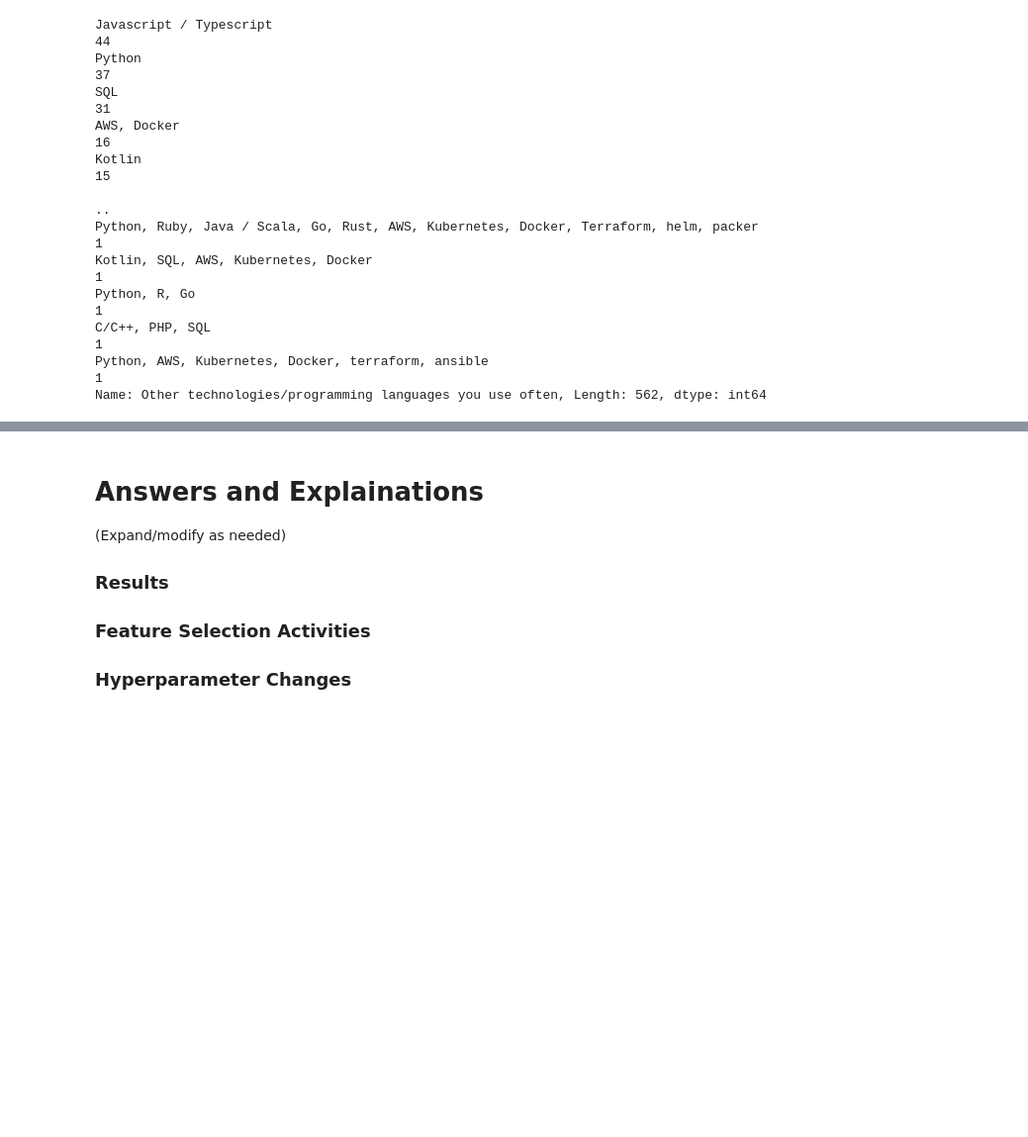
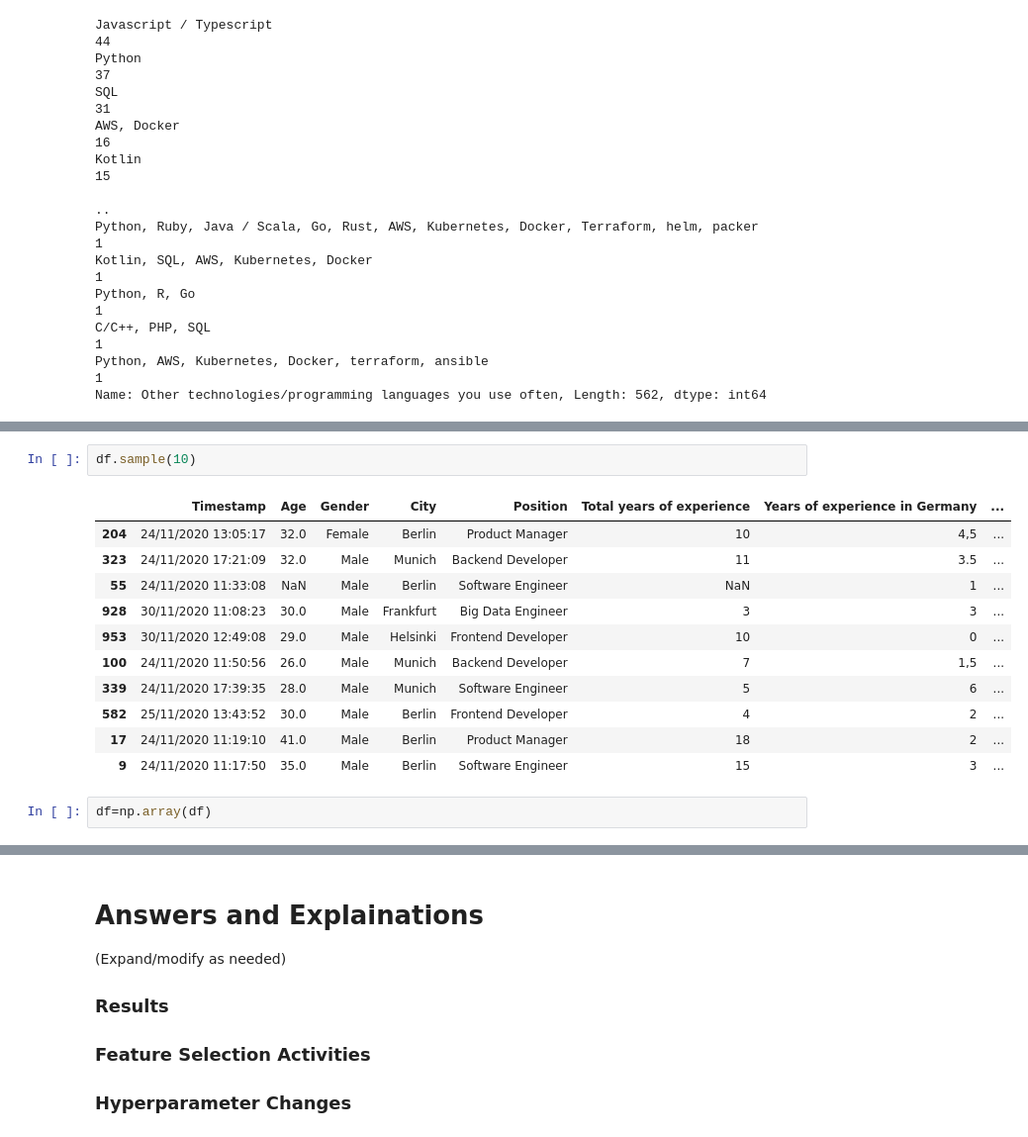
Before and after one commit to zareeiant/ItML_Asn_2_Students, a Jupyter notebook: assignment_2_start.ipynb, the cells around one changed output, grey strips where cells are left out. Shown at 99% size. Drawn from its saved outputs; the diff is of its cells as text; blank space fills up the shorter version.

```diff
--- a/assignment_2_start.ipynb
+++ b/assignment_2_start.ipynb
@@ -115,0 +127,16 @@ df.head()
+# %%
+df.sample(10)
+# %% [output]
+|  | Timestamp | Age | Gender | City | Position | Total years of experience | Years of experience in Germany | ... |
+| 204 | 24/11/2020 13:05:17 | 32.0 | Female | Berlin | Product Manager | 10 | 4,5 | ... |
+| 323 | 24/11/2020 17:21:09 | 32.0 | Male | Munich | Backend Developer | 11 | 3.5 | ... |
+| 55 | 24/11/2020 11:33:08 | NaN | Male | Berlin | Software Engineer | NaN | 1 | ... |
+| 928 | 30/11/2020 11:08:23 | 30.0 | Male | Frankfurt | Big Data Engineer | 3 | 3 | ... |
+| 953 | 30/11/2020 12:49:08 | 29.0 | Male | Helsinki | Frontend Developer | 10 | 0 | ... |
+| 100 | 24/11/2020 11:50:56 | 26.0 | Male | Munich | Backend Developer | 7 | 1,5 | ... |
+| 339 | 24/11/2020 17:39:35 | 28.0 | Male | Munich | Software Engineer | 5 | 6 | ... |
+| 582 | 25/11/2020 13:43:52 | 30.0 | Male | Berlin | Frontend Developer | 4 | 2 | ... |
+| 17 | 24/11/2020 11:19:10 | 41.0 | Male | Berlin | Product Manager | 18 | 2 | ... |
+| 9 | 24/11/2020 11:17:50 | 35.0 | Male | Berlin | Software Engineer | 15 | 3 | ... |
+# %%
+df=np.array(df)
```
Also changed, not shown: parts of 8 cells of this notebook, 1 other file.
